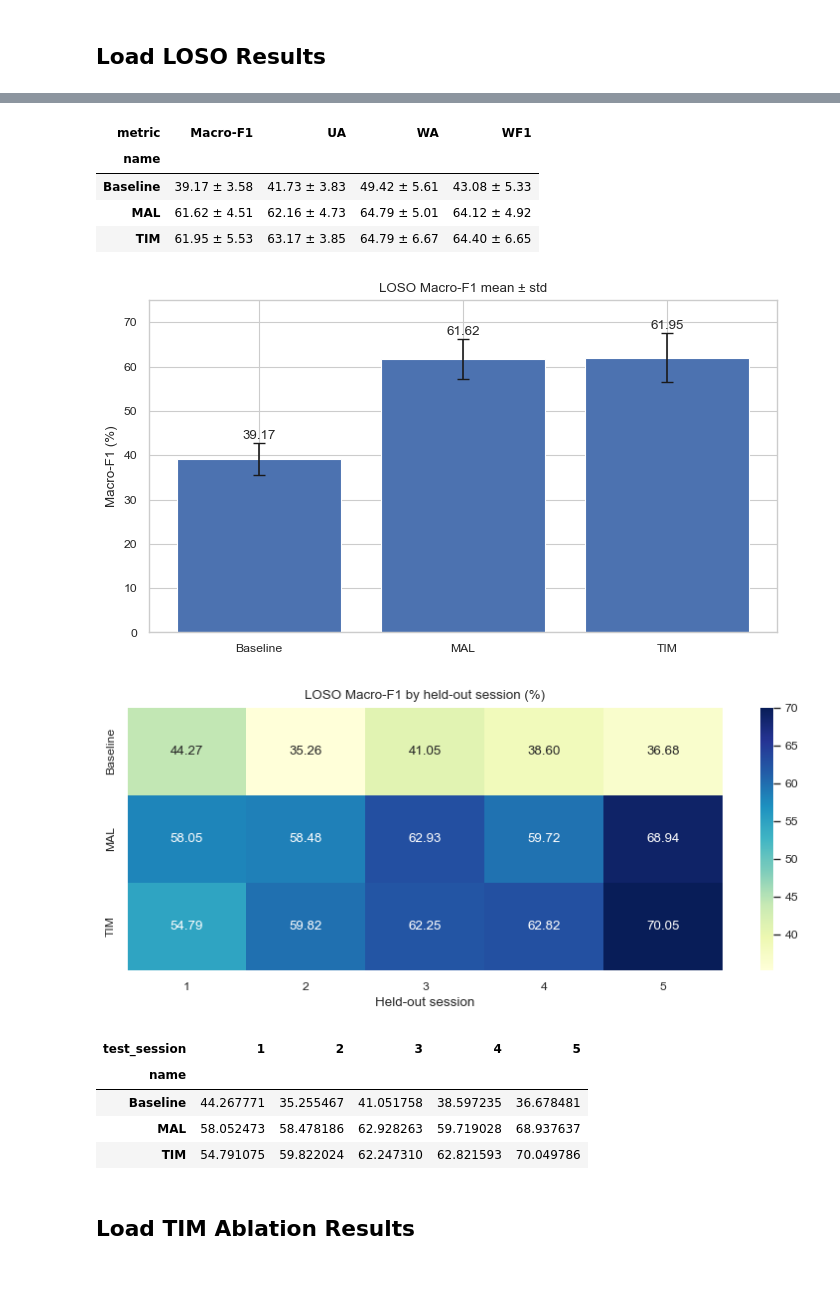
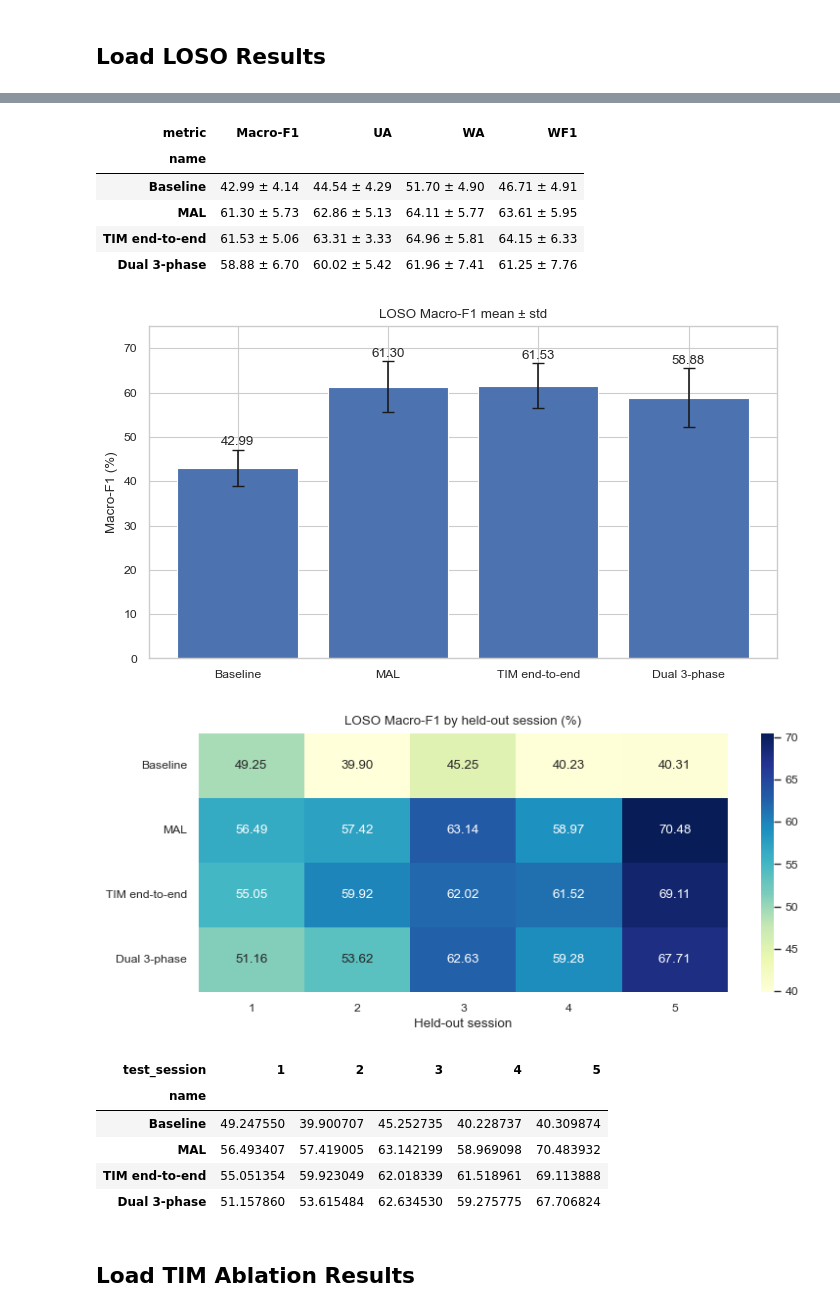
Before and after one commit to ngocbao220/conversational_ser, a Jupyter notebook: notebook/analyze_result.ipynb, the cells around one changed output, grey strips where cells are left out. Drawn from its saved outputs; the diff is of its cells as text; code cells hidden in the pictures; blank space fills up the shorter version.

```diff
--- a/notebook/analyze_result.ipynb
+++ b/notebook/analyze_result.ipynb
@@ -42,6 +42,7 @@ REPORT_DIR.mkdir(parents=True, exist_ok=True)
 FIGURE_DIR.mkdir(parents=True, exist_ok=True)
 
 METRICS = ["WA", "UA", "WF1", "Macro-F1"]
+LOSO_MODEL_ORDER = ["Baseline", "MAL", "TIM end-to-end", "Dual 3-phase"]
 LABEL_NAMES = ["angry", "happy", "neutral", "sad"]
 print("PROJECT_ROOT =", PROJECT_ROOT)
 print("REPORT_DIR   =", REPORT_DIR)
@@ -65,14 +66,17 @@ def format_mean_std(mean, std):
 
 def model_name_from_summary(path: Path, payload: dict) -> str:
     text = str(path)
-    experiment = str(payload.get("trainer_module", ""))
-    if "wavlm_baseline_loso" in text or experiment.endswith("train_wavlm_baseline"):
+    run_dir_name = path.parents[2].name if len(path.parents) >= 3 else ""
+    trainer_module = str(payload.get("trainer_module", ""))
+    if "wavlm_baseline" in text or trainer_module.endswith("train_wavlm_baseline"):
         return "Baseline"
-    if "wavlm_mal_loso" in text or experiment.endswith("train_wavlm_mal"):
+    if "wavlm_mal" in text or trainer_module.endswith("train_wavlm_mal"):
         return "MAL"
-    if "wavlm_tim_loso" in text or experiment.endswith("train_wavlm_tim"):
-        return "TIM"
-    return path.parts[-4] if len(path.parts) >= 4 else path.stem
+    if "wavlm_tim_end2end" in text or "wavlm_tim" in text or trainer_module.endswith("train_wavlm_tim"):
+        return "TIM end-to-end"
+    if "wavlm_dual_branch" in text or "dual_branch" in text or trainer_module.endswith("train_dual_branch"):
+        return "Dual 3-phase"
+    return run_dir_name or (path.parts[-4] if len(path.parts) >= 4 else path.stem)
 
 
 def ablation_name_from_path(path: Path) -> str:
@@ -125,7 +129,7 @@ def rows_from_cross_session_summary(path: Path, family: str, name: str) -> tuple
 ## Load LOSO Results
 # %%
 loso_summary_paths = sorted(
-    path for path in RESULTS_DIR.glob("wavlm_*_loso/cross_session/*/cross_session_summary.json")
+    path for path in RESULTS_DIR.glob("ablation_model_loso/wavlm_*/cross_session/*/cross_session_summary.json")
 )
 loso_aggregate_rows = []
 loso_fold_rows = []
@@ -163,16 +221,17 @@ Found LOSO summaries: 3
 loso_table = (
     loso_aggregate.assign(mean_std=lambda df: [format_mean_std(m, s) for m, s in zip(df["mean"], df["std"])])
     .pivot(index="name", columns="metric", values="mean_std")
-    .reindex(["Baseline", "MAL", "TIM"])
+    .reindex([name for name in LOSO_MODEL_ORDER if name in loso_aggregate["name"].unique()])
 )
 loso_table.to_csv(REPORT_DIR / "loso_summary_table.csv")
 display(loso_table)
 # %% [output]
 | metric | Macro-F1 | UA | WA | WF1 |
 | name |  |  |  |  |
-| Baseline | 39.17 ± 3.58 | 41.73 ± 3.83 | 49.42 ± 5.61 | 43.08 ± 5.33 |
-| MAL | 61.62 ± 4.51 | 62.16 ± 4.73 | 64.79 ± 5.01 | 64.12 ± 4.92 |
-| TIM | 61.95 ± 5.53 | 63.17 ± 3.85 | 64.79 ± 6.67 | 64.40 ± 6.65 |
+| Baseline | 42.99 ± 4.14 | 44.54 ± 4.29 | 51.70 ± 4.90 | 46.71 ± 4.91 |
+| MAL | 61.30 ± 5.73 | 62.86 ± 5.13 | 64.11 ± 5.77 | 63.61 ± 5.95 |
+| TIM end-to-end | 61.53 ± 5.06 | 63.31 ± 3.33 | 64.96 ± 5.81 | 64.15 ± 6.33 |
+| Dual 3-phase | 58.88 ± 6.70 | 60.02 ± 5.42 | 61.96 ± 7.41 | 61.25 ± 7.76 |
 # %%
 metric = "Macro-F1"
 plot_df = loso_aggregate[loso_aggregate["metric"].eq(metric)].copy()
@@ -180,7 +239,7 @@ plot_df["mean_pct"] = plot_df["mean"].map(percent)
 plot_df["std_pct"] = plot_df["std"].map(percent)
 
 fig, ax = plt.subplots(figsize=(7, 4))
-order = ["Baseline", "MAL", "TIM"]
+order = [name for name in LOSO_MODEL_ORDER if name in plot_df["name"].unique()]
 plot_df = plot_df.set_index("name").loc[order].reset_index()
 ax.bar(plot_df["name"], plot_df["mean_pct"], yerr=plot_df["std_pct"], capsize=4)
 ax.set_ylabel(f"{metric} (%)")
@@ -192,30 +251,31 @@ fig.tight_layout()
 fig.savefig(FIGURE_DIR / "loso_macro_f1_bar.png", dpi=180)
 plt.show()
 # %% [output]
-[figure, old version]
+[figure, new version]
 # %%
 fold_macro = loso_folds[loso_folds["metric"].eq("Macro-F1")].copy()
-fold_pivot = fold_macro.pivot(index="name", columns="test_session", values="value").reindex(["Baseline", "MAL", "TIM"])
+fold_pivot = fold_macro.pivot(index="name", columns="test_session", values="value").reindex([name for name in LOSO_MODEL_ORDER if name in fold_macro["name"].unique()])
 fold_pivot_pct = fold_pivot * 100.0
 fold_pivot_pct.to_csv(REPORT_DIR / "loso_macro_f1_by_session.csv")
 
 fig, ax = plt.subplots(figsize=(8, 3.5))
 sns.heatmap(fold_pivot_pct, annot=True, fmt=".2f", cmap="YlGnBu", ax=ax)
 ax.set_title("LOSO Macro-F1 by held-out session (%)")
 ax.set_xlabel("Held-out session")
 ax.set_ylabel("")
 fig.tight_layout()
 fig.savefig(FIGURE_DIR / "loso_macro_f1_session_heatmap.png", dpi=180)
 plt.show()
 
 display(fold_pivot_pct)
 # %% [output]
-[figure, old version]
+[figure, new version]
 | test_session | 1 | 2 | 3 | 4 | 5 |
 | name |  |  |  |  |  |
-| Baseline | 44.267771 | 35.255467 | 41.051758 | 38.597235 | 36.678481 |
-| MAL | 58.052473 | 58.478186 | 62.928263 | 59.719028 | 68.937637 |
-| TIM | 54.791075 | 59.822024 | 62.247310 | 62.821593 | 70.049786 |
+| Baseline | 49.247550 | 39.900707 | 45.252735 | 40.228737 | 40.309874 |
+| MAL | 56.493407 | 57.419005 | 63.142199 | 58.969098 | 70.483932 |
+| TIM end-to-end | 55.051354 | 59.923049 | 62.018339 | 61.518961 | 69.113888 |
+| Dual 3-phase | 51.157860 | 53.615484 | 62.634530 | 59.275775 | 67.706824 |
 # %% [markdown]
 ## Load TIM Ablation Results
 # %%
```
Also changed, not shown: parts of 22 cells of this notebook, 2 other files.
